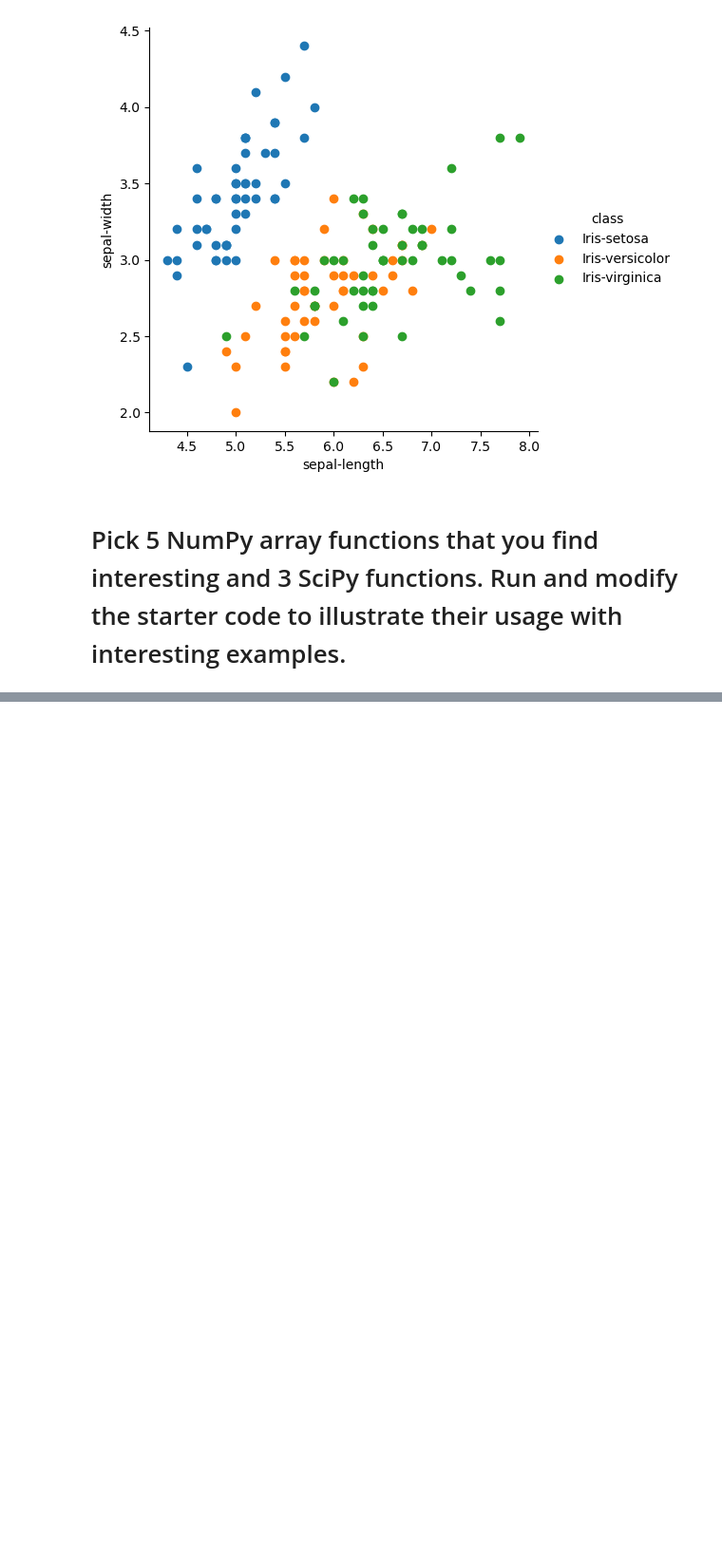
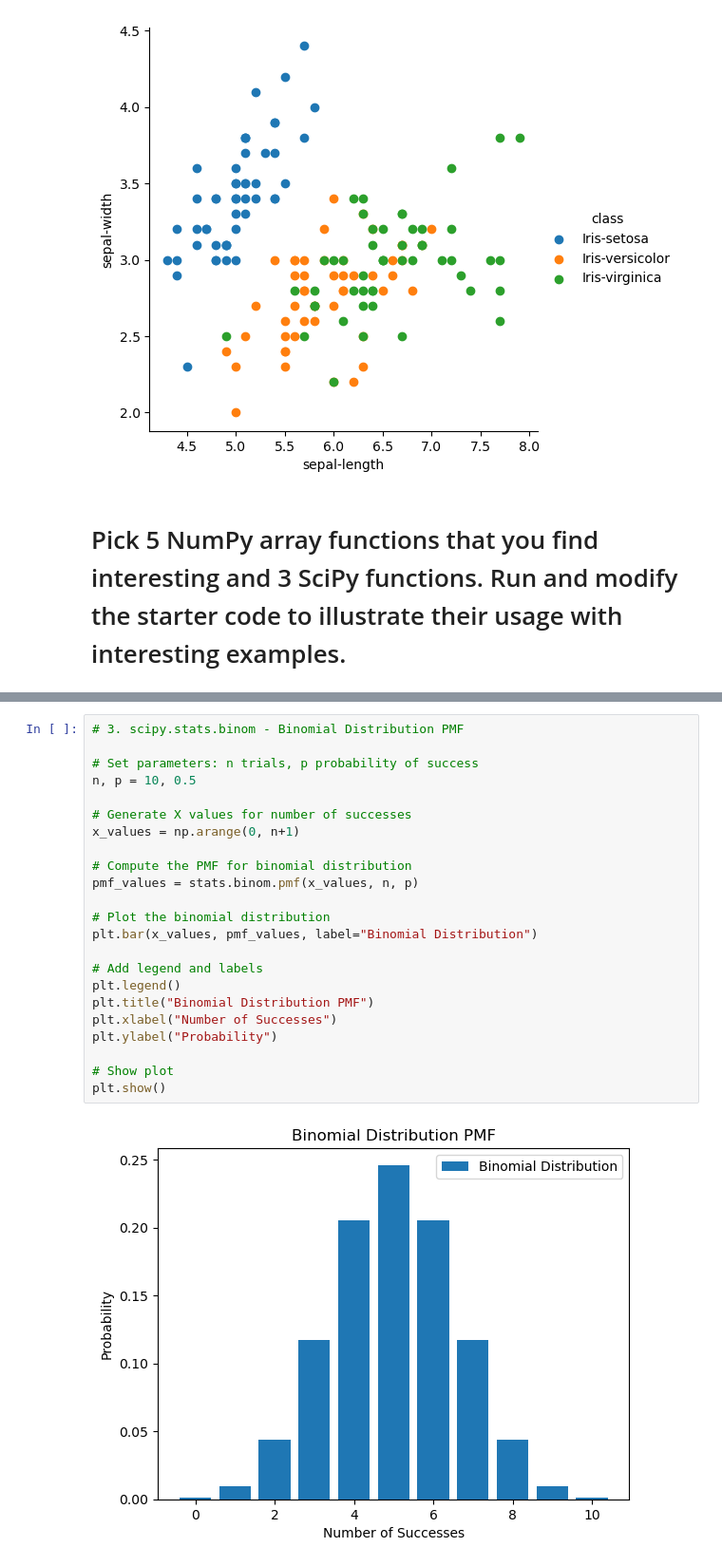
Before and after one commit to DiazHumberto/Lab-3, a Jupyter notebook: Lab_Exercise_2.ipynb, the cells around one changed output, grey strips where cells are left out. Shown: that part at 95% size. Drawn from its saved outputs; the diff is of its cells as text; blank space fills up the shorter version.

```diff
--- a/Lab_Exercise_2.ipynb
+++ b/Lab_Exercise_2.ipynb
@@ -500,0 +620,25 @@ print(a)
+# %%
+# 3. scipy.stats.binom - Binomial Distribution PMF
+
+# Set parameters: n trials, p probability of success
+n, p = 10, 0.5
+
+# Generate X values for number of successes
+x_values = np.arange(0, n+1)
+
+# Compute the PMF for binomial distribution
+pmf_values = stats.binom.pmf(x_values, n, p)
+
+# Plot the binomial distribution
+plt.bar(x_values, pmf_values, label="Binomial Distribution")
+
+# Add legend and labels
+plt.legend()
+plt.title("Binomial Distribution PMF")
+plt.xlabel("Number of Successes")
+plt.ylabel("Probability")
+
+# Show plot
+plt.show()
+# %% [output]
+[figure, added]
```
Also changed, not shown: parts of 14 cells of this notebook.
